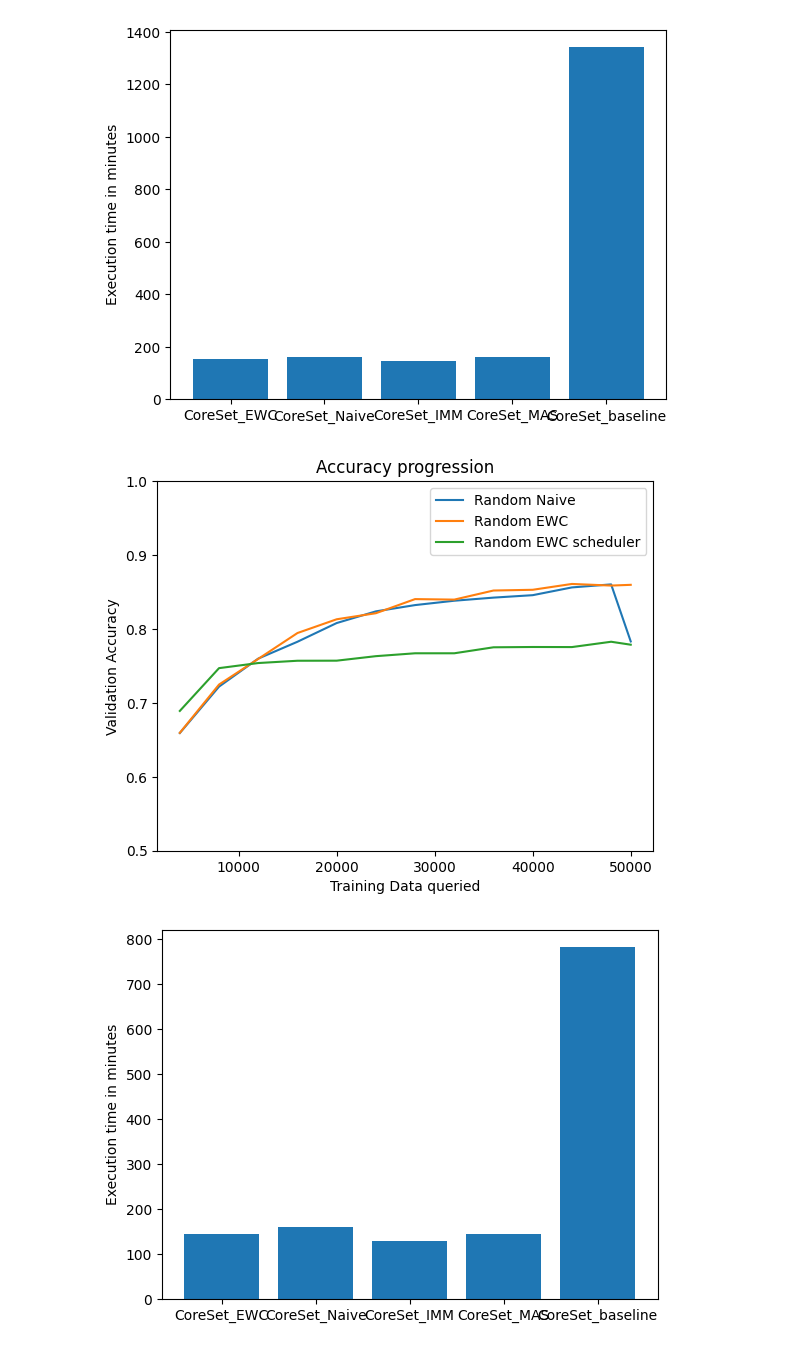
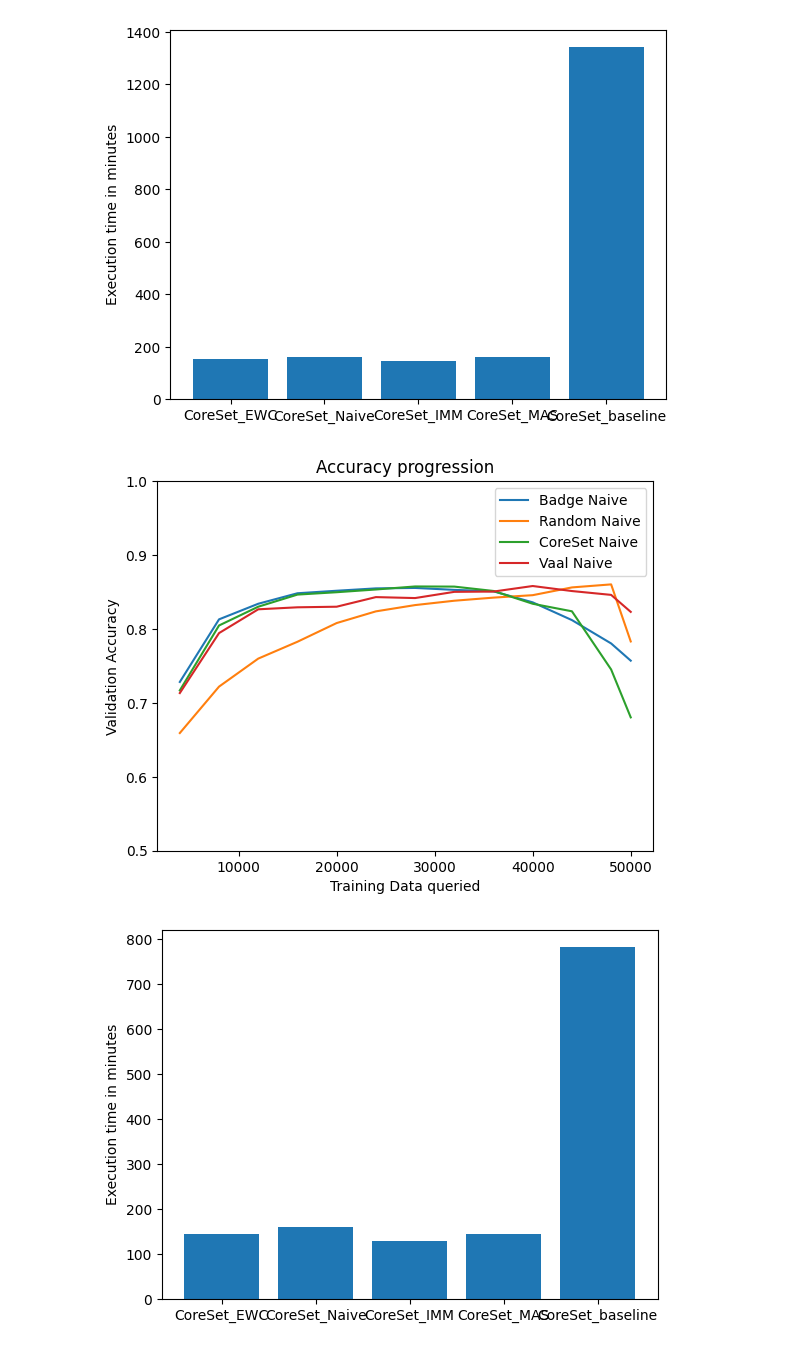
Before and after one commit to FelixMoeller3/calms, a Jupyter notebook: src/evaluation/eval_model_stealing.ipynb, the cells around one changed output. Cells and saved outputs as stored; diff of their text form; code cells hidden in the pictures.

```diff
--- a/src/evaluation/eval_model_stealing.ipynb
+++ b/src/evaluation/eval_model_stealing.ipynb
@@ -840,6 +848,7 @@ Lc_IMM_scheduler = [0.7286, 0.8038, 0.8305, 0.8382, 0.837, 0.8279, 0.8374, 0.847
 Lc_EWC = [0.6871, 0.7881, 0.8222, 0.8312, 0.8346, 0.8382, 0.843, 0.8434, 0.8372, 0.8286, 0.789, 0.7664, 0.6948]
 Lc_EWC_scheduler = [0.6665, 0.7517, 0.8167, 0.8329, 0.8344, 0.8335, 0.8446, 0.8325, 0.8386, 0.8417, 0.8374, 0.8371, 0.8179]
 Lc_MAS_scheduler = [0.7783, 0.8077, 0.8205, 0.8296, 0.8378, 0.8388, 0.8463, 0.846, 0.8446, 0.8497, 0.8505, 0.8554, 0.8483]
+Lc_AGEM = [0.7658, 0.8248, 0.8413, 0.8503, 0.8566, 0.851, 0.8416, 0.818, 0.7865, 0.6595, 0.6595, 0.5464, 0.5722]
 
 Random_MAS = [0.757, 0.7723, 0.7833, 0.7917, 0.8021, 0.804, 0.8088, 0.8114, 0.8132, 0.8148, 0.822, 0.8207, 0.812]
 Random_MAS_scheduler = [0.767, 0.7827, 0.7835, 0.7835, 0.7868, 0.7868, 0.785, 0.7843, 0.7868, 0.7842, 0.7832, 0.7849, 0.7836]
@@ -856,41 +865,44 @@ Bald_IMM = [0.6988, 0.7607, 0.8, 0.827, 0.8291, 0.8269, 0.8256, 0.8302, 0.8187,
 Bald_MAS = [0.7565, 0.773, 0.7861, 0.8061, 0.8094, 0.8189, 0.8193, 0.8132, 0.8172, 0.804, 0.8005, 0.792, 0.7465]
 Bald_MAS_scheduler = [0.7804, 0.8014, 0.8255, 0.8312, 0.8399, 0.8425, 0.8488, 0.8455, 0.8456, 0.8392, 0.8428, 0.8397, 0.8455]
 
 CoreSet_IMM = [0.6893, 0.7801, 0.8133, 0.8346, 0.8369, 0.8484, 0.8455, 0.848, 0.8464, 0.8257, 0.8099, 0.7732, 0.6709]
 CoreSet_IMM_scheduler = [0.7237, 0.8108, 0.839, 0.8455, 0.8519, 0.8512, 0.8438, 0.8567, 0.8584, 0.8608, 0.853, 0.8527, 0.8409]
 CoreSet_MAS = [0.7806, 0.7986, 0.8023, 0.8119, 0.8138, 0.8184, 0.8238, 0.8281, 0.8202, 0.8201, 0.8189, 0.7971, 0.7649]
 CoreSet_MAS_scheduler = [0.7664, 0.7939, 0.8102, 0.8196, 0.8271, 0.8344, 0.8356, 0.8394, 0.8413, 0.8475, 0.8505, 0.8489, 0.852]
 CoreSet_EWC = [0.6663, 0.7439, 0.7939, 0.8238, 0.8265, 0.8391, 0.8292, 0.8416, 0.8299, 0.8352, 0.8158, 0.7811, 0.6842]
 CoreSet_Naive = [0.7169, 0.8047, 0.8301, 0.8465, 0.8497, 0.8534, 0.8575, 0.8573, 0.8514, 0.8341, 0.8239, 0.7452, 0.6804]
 
 Badge_Naive = [0.7283, 0.813, 0.8341, 0.8483, 0.8517, 0.8549, 0.8555, 0.8529, 0.8509, 0.836, 0.812, 0.7804, 0.7571]
 Badge_MAS = [0.7599, 0.7851, 0.7987, 0.8112, 0.8138, 0.82, 0.8236, 0.8213, 0.8229, 0.8093, 0.8131, 0.7845, 0.7519]
 Badge_IMM = [0.6701, 0.7679, 0.8146, 0.8317, 0.8421, 0.844, 0.8529, 0.8471, 0.8396, 0.8282, 0.7993, 0.7739, 0.7031]
 Badge_EWC = [0.6976, 0.8049, 0.8313, 0.844, 0.849, 0.8484, 0.8542, 0.8415, 0.8508, 0.8262, 0.8054, 0.7713, 0.7314]
 
+Vaal_Naive = [0.7133, 0.7944, 0.8266, 0.8293, 0.8301, 0.8431, 0.8418, 0.8502, 0.8506, 0.8581, 0.8513, 0.8461, 0.8231]
+
 Random_Baseline = [0.6987, 0.7909, 0.8405, 0.8755, 0.8962, 0.9103, 0.9202, 0.9304, 0.9364, 0.9405, 0.9459, 0.9496, 0.9496]
 Badge_Baseline = [0.678, 0.8502, 0.9039, 0.9299, 0.9407, 0.9482, 0.9483, 0.9493, 0.9468, 0.9457, 0.9406, 0.9362, 0.9375]
 Lc_Baseline = [0.7186, 0.8715, 0.9093, 0.9345, 0.9435, 0.9483, 0.9515, 0.9472, 0.9478, 0.9439, 0.9442, 0.9439, 0.939]
 CoreSet_Baseline = [0.7131, 0.8488, 0.8983, 0.922, 0.9373, 0.9476, 0.9478, 0.9478, 0.949, 0.9478, 0.945, 0.9412, 0.9386]
 Bald_Baseline = [0.6715, 0.8532, 0.905, 0.9325, 0.9457, 0.947, 0.9491, 0.9494, 0.9509, 0.9456, 0.9431, 0.9402, 0.9378]
 
 x = [(i+1)*4000 for i in range(12)] + [50000]
-#plt.plot(x,CoreSet_Naive,label="CoreSet Naive")
-#plt.plot(x,CoreSet_EWC,label="CoreSet EWC")
-#plt.plot(x,CoreSet_IMM,label="CoreSet IMM")
-#plt.plot(x,CoreSet_MAS,label="CoreSet MAS")
-#plt.plot(x,CoreSet_Baseline,label="CoreSet baseline")
+#plt.plot(x,Bald_Naive,label="Bald Naive")
+plt.plot(x,Badge_Naive,label="Badge Naive")
 plt.plot(x,Random_Naive,label="Random Naive")
-plt.plot(x,Random_EWC,label="Random EWC")
-plt.plot(x,Random_EWC_scheduler,label="Random EWC scheduler")
+#plt.plot(x,LC_Naive,label="LC Naive")
+plt.plot(x,CoreSet_Naive,label="CoreSet Naive")
+plt.plot(x,Vaal_Naive,label="Vaal Naive")
+#plt.plot(x,Random_Naive,label="Random Naive")
+#plt.plot(x,Random_EWC,label="Random EWC")
+#plt.plot(x,Random_EWC_scheduler,label="Random EWC scheduler")
 plt.ylim(0.5,1.0)
 plt.title("Accuracy progression")
 plt.xlabel("Training Data queried")
 plt.ylabel("Validation Accuracy")
 plt.legend()
 plt.show()
 # %% [output]
-[figure, old version]
+[figure, new version]
 # %%
 # 4000 Queries time
 LC_Naive = '01h:16m:55s'
```
Also changed, not shown: parts of 2 cells of this notebook, 5 other files.
